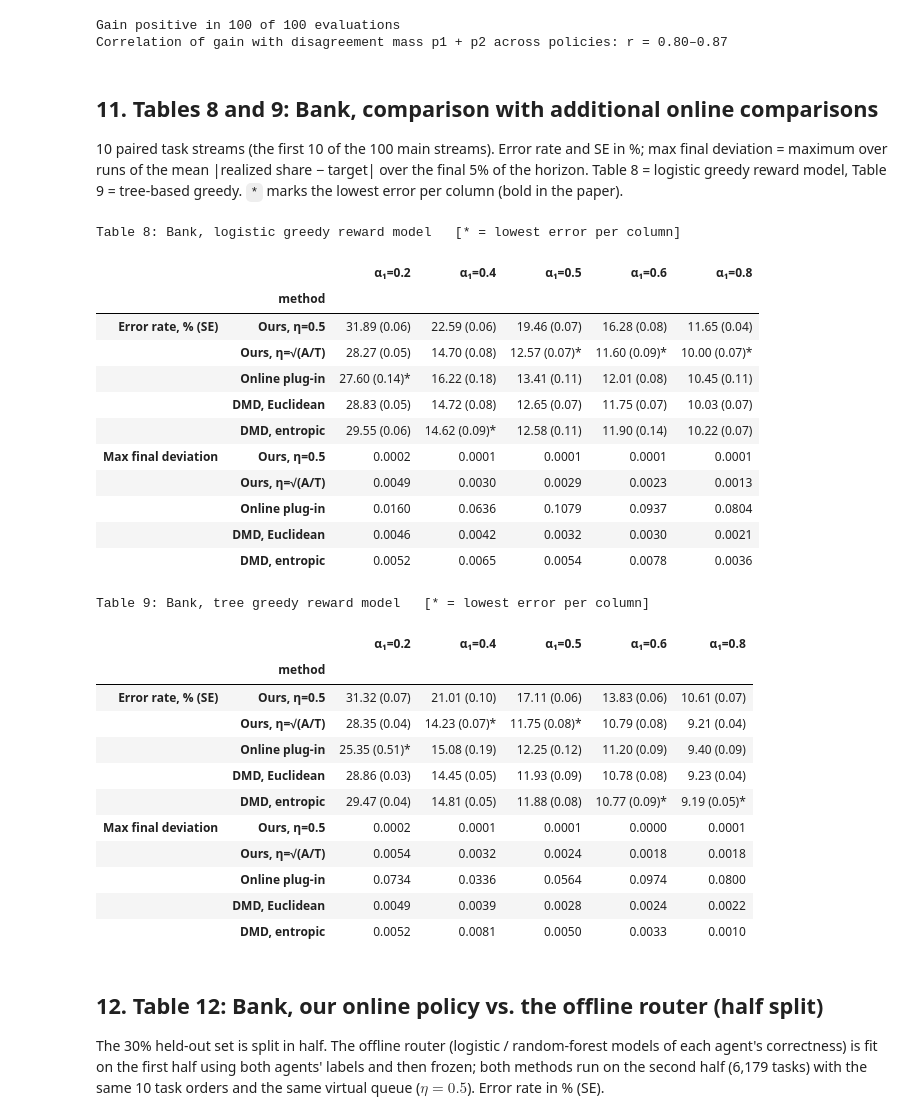
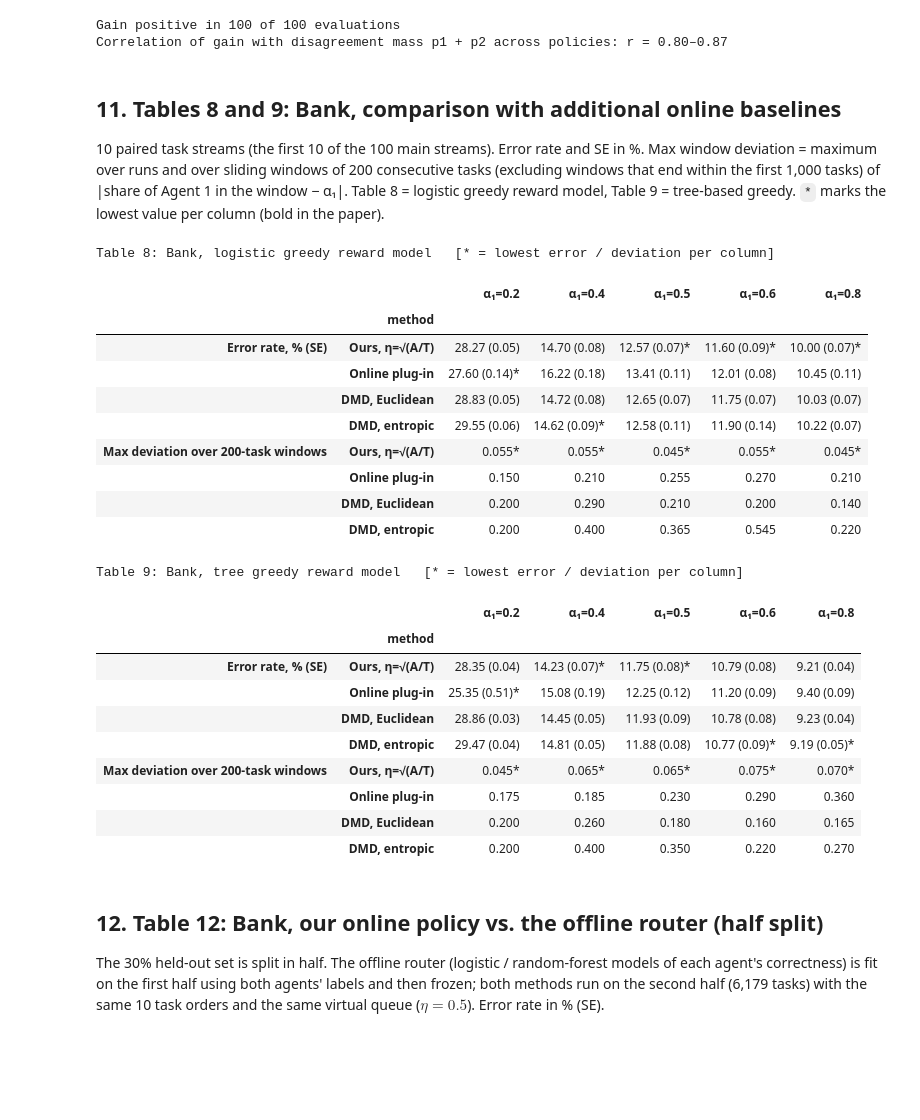
Before and after one commit to saatvikkher/learning_to_assign, a Jupyter notebook: tabular/reproduce_figures_tables.ipynb, the cells around one changed output. Saved outputs shown, nothing was run; the diff lists cells and outputs as text; code cells hidden in the pictures; blank space fills up the shorter version.

```diff
--- a/tabular/reproduce_figures_tables.ipynb
+++ b/tabular/reproduce_figures_tables.ipynb
@@ -504,15 +504,13 @@ print(f"Correlation of gain with disagreement mass p1 + p2 across policies: r =
 Gain positive in 100 of 100 evaluations
 Correlation of gain with disagreement mass p1 + p2 across policies: r = 0.80–0.87
 # %% [markdown]
-## 11. Tables 8 and 9: Bank, comparison with additional online comparisons
+## 11. Tables 8 and 9: Bank, comparison with additional online baselines
 
-10 paired task streams (the first 10 of the 100 main streams). Error rate and SE in %; max final deviation = maximum over runs of the mean |realized share − target| over the final 5% of the horizon. Table 8 = logistic greedy reward model, Table 9 = tree-based greedy. `*` marks the lowest error per column (bold in the paper).
+10 paired task streams (the first 10 of the 100 main streams). Error rate and SE in %. Max window deviation = maximum over runs and over sliding windows of 200 consecutive tasks (excluding windows that end within the first 1,000 tasks) of |share of Agent 1 in the window − α₁|. Table 8 = logistic greedy reward model, Table 9 = tree-based greedy. `*` marks the lowest value per column (bold in the paper).
 # %%
 CAPS_R = [0.2, 0.4, 0.5, 0.6, 0.8]           # capacity_agent0 (LR share); alpha_1 = 1 - c
 BR = res_dir("bank")
 ROUTE = {  # label: (step-action file, run-level csv, policy-name pattern)
-    "Ours, η=0.5":     ("step_level_100runs/banking_seed_2_runs100_step_actions_packed.npz",
-                        "main_100runs/banking_seed_2_runs100_online_raw_runs.csv", "{m} greedy"),
     "Ours, η=√(A/T)":  ("eta_sqrtAT_10runs/banking_seed_2_runs10_step_actions_packed.npz",
                         "eta_sqrtAT_10runs/banking_seed_2_runs10_online_raw_runs.csv", "{m} greedy"),
     "Online plug-in":  ("plugin_10runs/banking_seed_2_runs10_plugin_step_actions_packed.npz",
@@ -523,11 +521,16 @@ ROUTE = {  # label: (step-action file, run-level csv, policy-name pattern)
                         "dmd_10runs/banking_seed_2_runs10_dmd_raw_runs.csv", "DMD Entropic {m}"),
 }
 
+WINDOW, BURN_IN = 200, 1000                   # sliding-window length; windows ending within the first BURN_IN tasks are skipped
 
-def final_deviation(a, c):
-    n = a.shape[1]
-    share = np.cumsum(a == 0, axis=1) / np.arange(1, n + 1)
-    return np.abs(share[:, int(np.floor(0.95 * n)) - 1:] - c).mean(axis=1)
+
+def window_deviation(a, c, window=WINDOW, burn_in=BURN_IN):
+    # Per run: max over sliding windows of `window` consecutive tasks of |share of Agent 2 (action 0) in the window - c|,
+    # over windows ending after task `burn_in`. With two agents this equals Agent 1's deviation from alpha_1 = 1 - c.
+    cs = np.concatenate([np.zeros((a.shape[0], 1)), np.cumsum(a == 0, axis=1)], axis=1)
+    share = (cs[:, window:] - cs[:, :-window]) / window       # column j = window ending at task window + j
+    end = np.arange(window, a.shape[1] + 1)
+    return np.abs(share[:, end > burn_in] - c).max(axis=1)
 
 
 def collect(route, root, n_runs=10):
@@ -542,62 +545,61 @@ def collect(route, root, n_runs=10):
                 e = raw[(raw.policy == pol) & (raw.capacity_agent0.round(2) == c) & (raw.run <= n_runs)].error_rate
                 assert len(e) == n_runs
                 rows.append({"method": lab, "model": m, "alpha": c, "err": 100 * e.mean(),
-                             "se": 100 * e.std(ddof=1) / np.sqrt(n_runs), "max_dev": final_deviation(a, c).max()})
+                             "se": 100 * e.std(ddof=1) / np.sqrt(n_runs), "max_dev": window_deviation(a, c).max()})
     return pd.DataFrame(rows)
 
 
 def paper_table(df, methods, model, deviation=True, bold=True):
     x = df[(df.model == model) & df.method.isin(methods)]
     order = CAPS_R[::-1]
     cols = [f"α₁={1 - c:.1f}" for c in order]
     num = x.pivot(index="method", columns="alpha", values="err").loc[methods][order]
     txt = (x.assign(cell=x.err.map("{:.2f}".format) + " (" + x.se.map("{:.2f}".format) + ")")
              .pivot(index="method", columns="alpha", values="cell").loc[methods][order])
     num.columns = txt.columns = cols
     if bold:
         txt = txt.where(num.ne(num.min()), txt + "*")
     out = {"Error rate, % (SE)": txt}
     if deviation:
         dv = x.pivot(index="method", columns="alpha", values="max_dev").loc[methods][order]
         dv.columns = cols
-        out["Max final deviation"] = dv.map("{:.4f}".format)
+        dtxt = dv.map("{:.3f}".format)
+        if bold:
+            dtxt = dtxt.where(dv.ne(dv.min()), dtxt + "*")
+        out[f"Max deviation over {WINDOW}-task windows"] = dtxt
     return pd.concat(out)
 
 
 baselines = collect(ROUTE, BR)
 METHODS = list(ROUTE)
 for num, m in [(8, "Logistic"), (9, "Tree")]:
     t = paper_table(baselines, METHODS, m)
     t.to_csv(TAB_DIR / f"table{num}_bank_{m.lower()}_greedy_baselines.csv")
-    print(f"Table {num}: Bank, {m.lower()} greedy reward model   [* = lowest error per column]")
+    print(f"Table {num}: Bank, {m.lower()} greedy reward model   [* = lowest error / deviation per column]")
     display(t)
 # %% [output]
-Table 8: Bank, logistic greedy reward model   [* = lowest error per column]
+Table 8: Bank, logistic greedy reward model   [* = lowest error / deviation per column]
 |  |  | α₁=0.2 | α₁=0.4 | α₁=0.5 | α₁=0.6 | α₁=0.8 |
 |  | method |  |  |  |  |  |
-| Error rate, % (SE) | Ours, η=0.5 | 31.89 (0.06) | 22.59 (0.06) | 19.46 (0.07) | 16.28 (0.08) | 11.65 (0.04) |
-|  | Ours, η=√(A/T) | 28.27 (0.05) | 14.70 (0.08) | 12.57 (0.07)* | 11.60 (0.09)* | 10.00 (0.07)* |
+| Error rate, % (SE) | Ours, η=√(A/T) | 28.27 (0.05) | 14.70 (0.08) | 12.57 (0.07)* | 11.60 (0.09)* | 10.00 (0.07)* |
 |  | Online plug-in | 27.60 (0.14)* | 16.22 (0.18) | 13.41 (0.11) | 12.01 (0.08) | 10.45 (0.11) |
 |  | DMD, Euclidean | 28.83 (0.05) | 14.72 (0.08) | 12.65 (0.07) | 11.75 (0.07) | 10.03 (0.07) |
 |  | DMD, entropic | 29.55 (0.06) | 14.62 (0.09)* | 12.58 (0.11) | 11.90 (0.14) | 10.22 (0.07) |
-| Max final deviation | Ours, η=0.5 | 0.0002 | 0.0001 | 0.0001 | 0.0001 | 0.0001 |
-|  | Ours, η=√(A/T) | 0.0049 | 0.0030 | 0.0029 | 0.0023 | 0.0013 |
-|  | Online plug-in | 0.0160 | 0.0636 | 0.1079 | 0.0937 | 0.0804 |
-|  | DMD, Euclidean | 0.0046 | 0.0042 | 0.0032 | 0.0030 | 0.0021 |
-|  | DMD, entropic | 0.0052 | 0.0065 | 0.0054 | 0.0078 | 0.0036 |
+| Max deviation over 200-task windows | Ours, η=√(A/T) | 0.055* | 0.055* | 0.045* | 0.055* | 0.045* |
+|  | Online plug-in | 0.150 | 0.210 | 0.255 | 0.270 | 0.210 |
+|  | DMD, Euclidean | 0.200 | 0.290 | 0.210 | 0.200 | 0.140 |
+|  | DMD, entropic | 0.200 | 0.400 | 0.365 | 0.545 | 0.220 |
-Table 9: Bank, tree greedy reward model   [* = lowest error per column]
+Table 9: Bank, tree greedy reward model   [* = lowest error / deviation per column]
 |  |  | α₁=0.2 | α₁=0.4 | α₁=0.5 | α₁=0.6 | α₁=0.8 |
 |  | method |  |  |  |  |  |
-| Error rate, % (SE) | Ours, η=0.5 | 31.32 (0.07) | 21.01 (0.10) | 17.11 (0.06) | 13.83 (0.06) | 10.61 (0.07) |
-|  | Ours, η=√(A/T) | 28.35 (0.04) | 14.23 (0.07)* | 11.75 (0.08)* | 10.79 (0.08) | 9.21 (0.04) |
+| Error rate, % (SE) | Ours, η=√(A/T) | 28.35 (0.04) | 14.23 (0.07)* | 11.75 (0.08)* | 10.79 (0.08) | 9.21 (0.04) |
 |  | Online plug-in | 25.35 (0.51)* | 15.08 (0.19) | 12.25 (0.12) | 11.20 (0.09) | 9.40 (0.09) |
 |  | DMD, Euclidean | 28.86 (0.03) | 14.45 (0.05) | 11.93 (0.09) | 10.78 (0.08) | 9.23 (0.04) |
 |  | DMD, entropic | 29.47 (0.04) | 14.81 (0.05) | 11.88 (0.08) | 10.77 (0.09)* | 9.19 (0.05)* |
-| Max final deviation | Ours, η=0.5 | 0.0002 | 0.0001 | 0.0001 | 0.0000 | 0.0001 |
-|  | Ours, η=√(A/T) | 0.0054 | 0.0032 | 0.0024 | 0.0018 | 0.0018 |
-|  | Online plug-in | 0.0734 | 0.0336 | 0.0564 | 0.0974 | 0.0800 |
-|  | DMD, Euclidean | 0.0049 | 0.0039 | 0.0028 | 0.0024 | 0.0022 |
-|  | DMD, entropic | 0.0052 | 0.0081 | 0.0050 | 0.0033 | 0.0010 |
+| Max deviation over 200-task windows | Ours, η=√(A/T) | 0.045* | 0.065* | 0.065* | 0.075* | 0.070* |
+|  | Online plug-in | 0.175 | 0.185 | 0.230 | 0.290 | 0.360 |
+|  | DMD, Euclidean | 0.200 | 0.260 | 0.180 | 0.160 | 0.165 |
+|  | DMD, entropic | 0.200 | 0.400 | 0.350 | 0.220 | 0.270 |
 # %% [markdown]
 ## 12. Table 12: Bank, our online policy vs. the offline router (half split)
 
```
Also changed, not shown: 9 other files.
